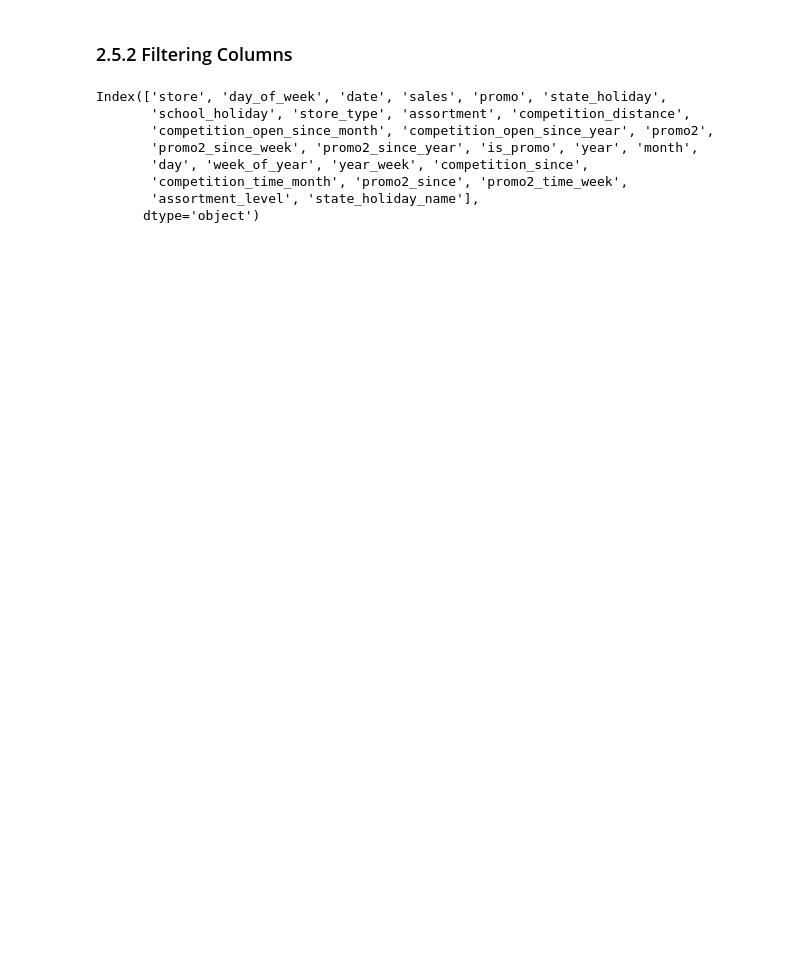
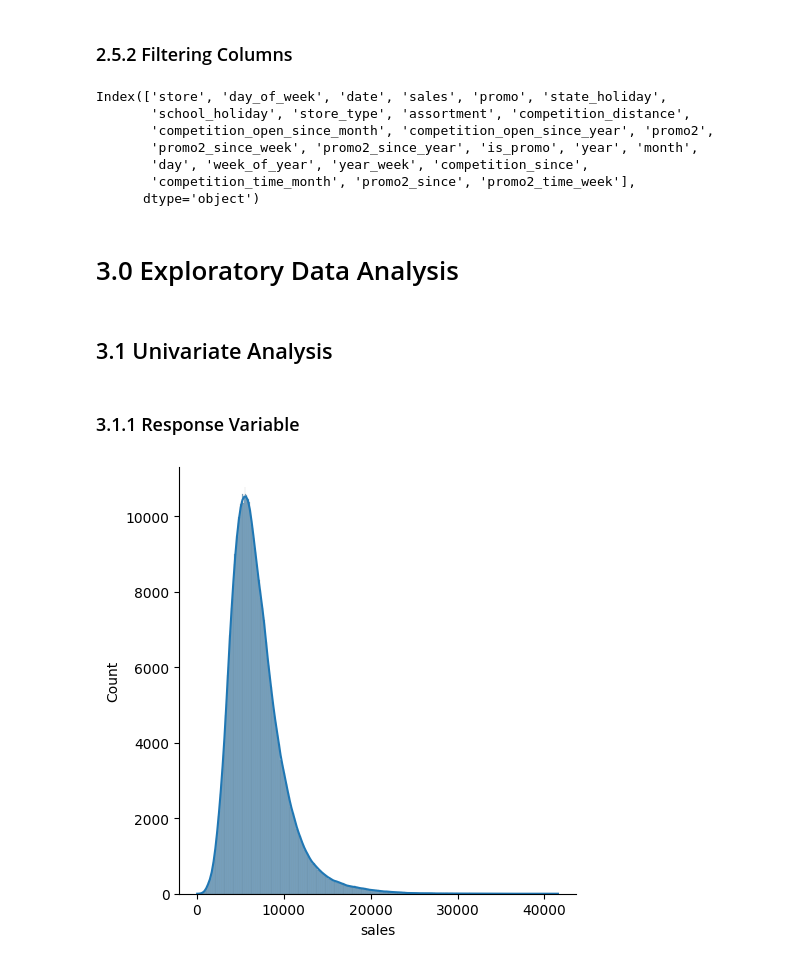
Before and after one commit to mendesdata/rossmann_store_sales, a Jupyter notebook: notebooks/rossmann.ipynb, the cells around one changed output. Cells and saved outputs as stored; diff of their text form; code cells hidden in the pictures; blank space fills up the shorter version.

```diff
--- a/notebooks/rossmann.ipynb
+++ b/notebooks/rossmann.ipynb
@@ -445,8 +465,8 @@ df2['assortment'].sample(5)
 # %%
 #StateHoliday - indicates a state holiday.
 #Normally all stores, with few exceptions, are closed on state holidays. Note that all schools are closed on public holidays and weekends.
-#a = public holiday, b = Easter holiday, c = Christmas, 0 = None
+#a = public holiday, b = Easter holiday, c = Christmas, 0 = regular day
 
-df2['state_holiday'] = df2['state_holiday'].apply( lambda x: 'public holiday' if x == 'a' else 'Easter holiday' if x == 'b' else 'Christmas' if x == 'c' else 'None' )
-df2['state_holiday'].sample(5)
+df2['state_holiday'] = df2['state_holiday'].apply( lambda x: 'public holiday' if x == 'a' else 'Easter holiday' if x == 'b' else 'Christmas' if x == 'c' else 'regular day' )
+df2['state_holiday'].value_counts()
 # %% [output]
@@ -489,6 +509,18 @@ Index(['store', 'day_of_week', 'date', 'sales', 'promo', 'state_holiday',
        'competition_open_since_month', 'competition_open_since_year', 'promo2',
        'promo2_since_week', 'promo2_since_year', 'is_promo', 'year', 'month',
        'day', 'week_of_year', 'year_week', 'competition_since',
-       'competition_time_month', 'promo2_since', 'promo2_time_week',
-       'assortment_level', 'state_holiday_name'],
+       'competition_time_month', 'promo2_since', 'promo2_time_week'],
       dtype='object')
+# %% [markdown]
+# 3.0 Exploratory Data Analysis
+# %%
+df3 = df2.copy()
+# %% [markdown]
+## 3.1 Univariate Analysis
+# %% [markdown]
+### 3.1.1 Response Variable
+# %%
+# checking distribuition
+sns.displot( df3['sales'], kde='hist');
+# %% [output]
+[figure, added]
```
Also changed, not shown: parts of 62 cells of this notebook.
